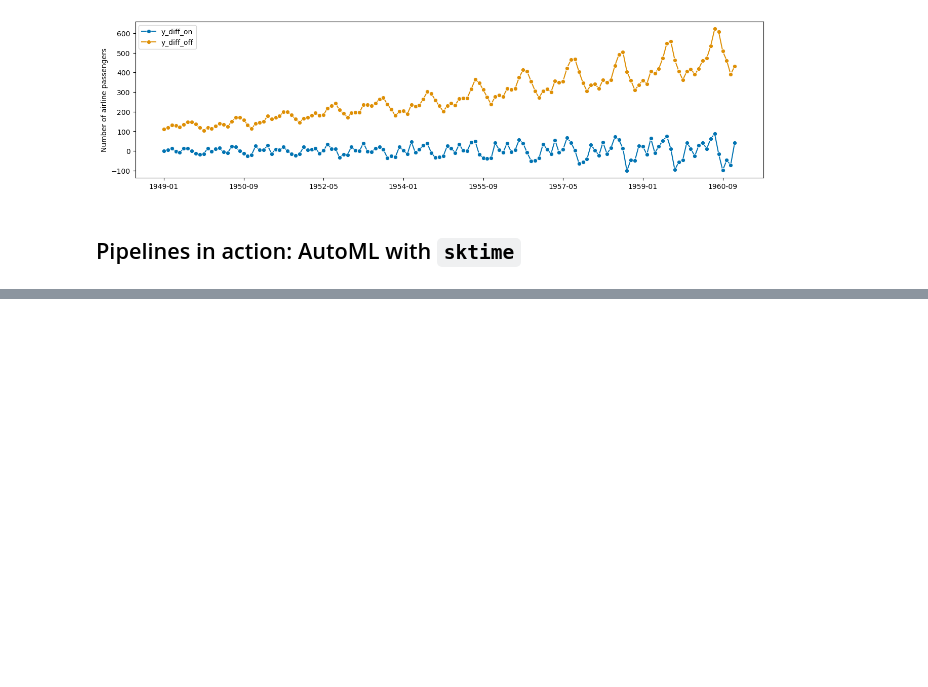
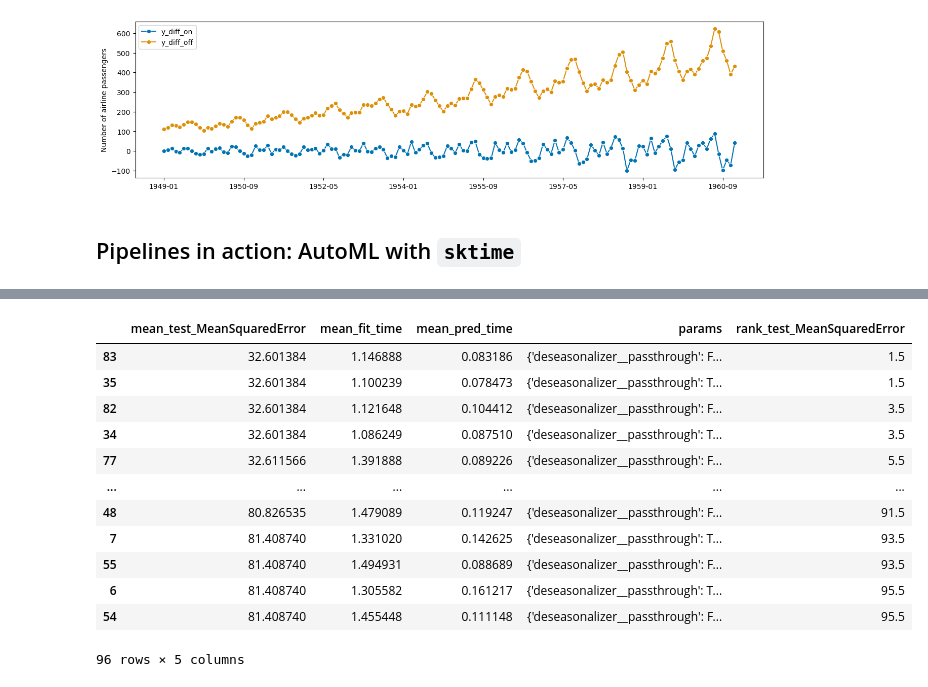
Before and after one commit to sktime/sktime-tutorial-ODSC-Europe-2023, a Jupyter notebook: notebooks/04_advanced.ipynb, the cells around one changed output, grey strips where cells are left out. Drawn from its saved outputs; the diff is of its cells as text; code cells hidden in the pictures; blank space fills up the shorter version.

```diff
--- a/notebooks/04_advanced.ipynb
+++ b/notebooks/04_advanced.ipynb
@@ -576,0 +675,16 @@ gscv.fit(y=y_train, fh=fh)
+# %%
+gscv.cv_results_.sort_values(by="rank_test_MeanSquaredError")
+# %% [output]
+|  | mean_test_MeanSquaredError | mean_fit_time | mean_pred_time | params | rank_test_MeanSquaredError |
+| 83 | 32.601384 | 1.146888 | 0.083186 | {'deseasonalizer__passthrough': F... | 1.5 |
+| 35 | 32.601384 | 1.100239 | 0.078473 | {'deseasonalizer__passthrough': T... | 1.5 |
+| 82 | 32.601384 | 1.121648 | 0.104412 | {'deseasonalizer__passthrough': F... | 3.5 |
+| 34 | 32.601384 | 1.086249 | 0.087510 | {'deseasonalizer__passthrough': T... | 3.5 |
+| 77 | 32.611566 | 1.391888 | 0.089226 | {'deseasonalizer__passthrough': F... | 5.5 |
+| ... | ... | ... | ... | ... | ... |
+| 48 | 80.826535 | 1.479089 | 0.119247 | {'deseasonalizer__passthrough': F... | 91.5 |
+| 7 | 81.408740 | 1.331020 | 0.142625 | {'deseasonalizer__passthrough': T... | 93.5 |
+| 55 | 81.408740 | 1.494931 | 0.088689 | {'deseasonalizer__passthrough': F... | 93.5 |
+| 6 | 81.408740 | 1.305582 | 0.161217 | {'deseasonalizer__passthrough': T... | 95.5 |
+| 54 | 81.408740 | 1.455448 | 0.111148 | {'deseasonalizer__passthrough': F... | 95.5 |
+96 rows × 5 columns
```
Also changed, not shown: parts of 19 cells of this notebook.
